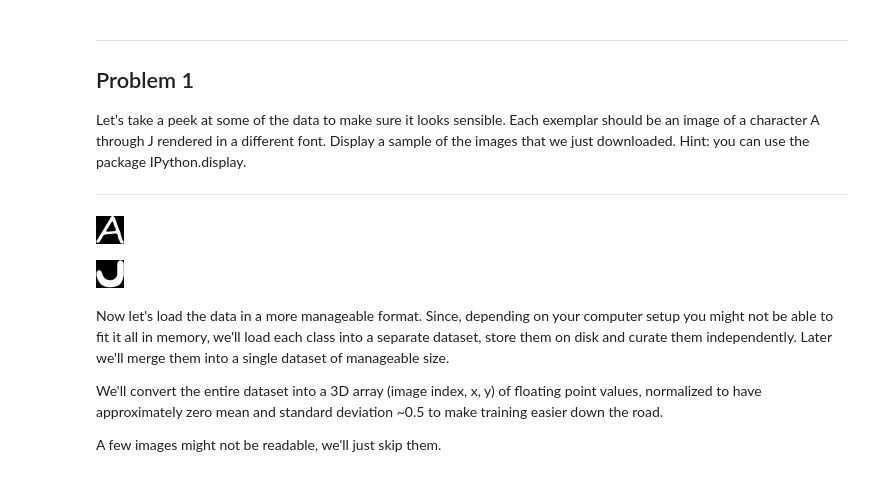
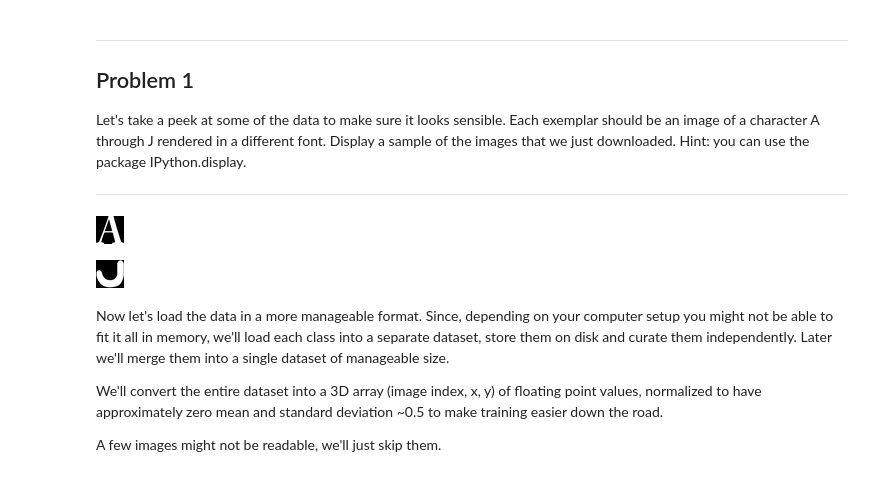
Before and after one commit to vanhuyz/udacity-dl, a Jupyter notebook: 1_notmnist.ipynb, the cells around one changed output. Drawn from its saved outputs; the diff is of its cells as text; code cells hidden in the pictures.

Commit message:
Display image form array

```diff
--- a/1_notmnist.ipynb
+++ b/1_notmnist.ipynb
@@ -111,10 +111,10 @@ Let's take a peek at some of the data to make sure it looks sensible. Each exemp
 
 ---
 # %%
-display(Image(filename='notMNIST_large/A/emxhZGRpLnR0Zg==.png'))
+display(Image(filename='notMNIST_large/A/Q29tZW5pdXNBbnRpcXVhIE1lZGl1bS50dGY=.png'))
 display(Image(filename='notMNIST_large/J/ISBKYW1pcm9xdWFpICEudHRm.png'))
 # %% [output]
-[figure, old version]
+[figure, new version]
 [figure]
 # %% [markdown]
 Now let's load the data in a more manageable format. Since, depending on your computer setup you might not be able to fit it all in memory, we'll load each class into a separate dataset, store them on disk and curate them independently. Later we'll merge them into a single dataset of manageable size.
```
Also changed, not shown: parts of 1 cell of this notebook.
